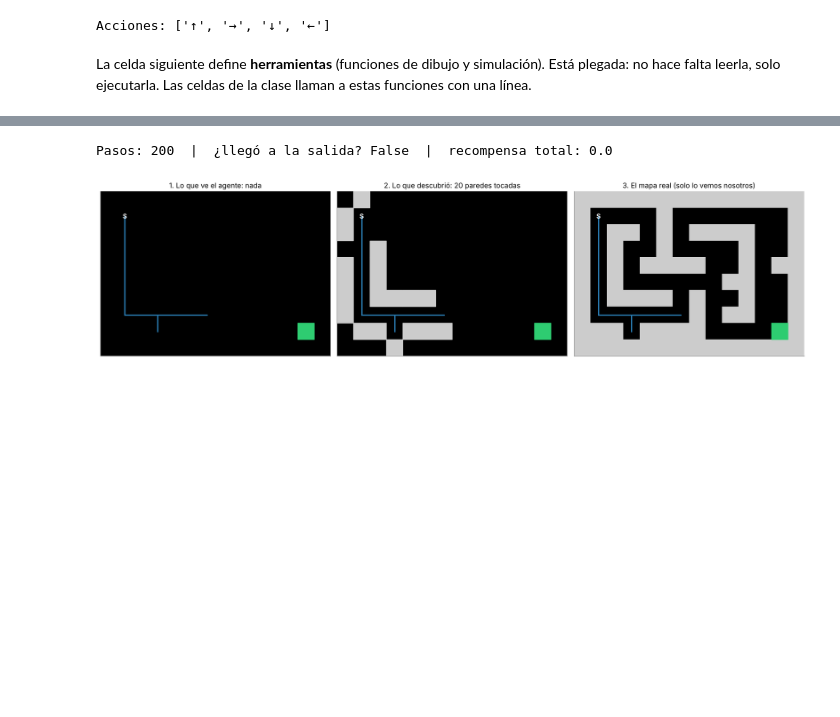
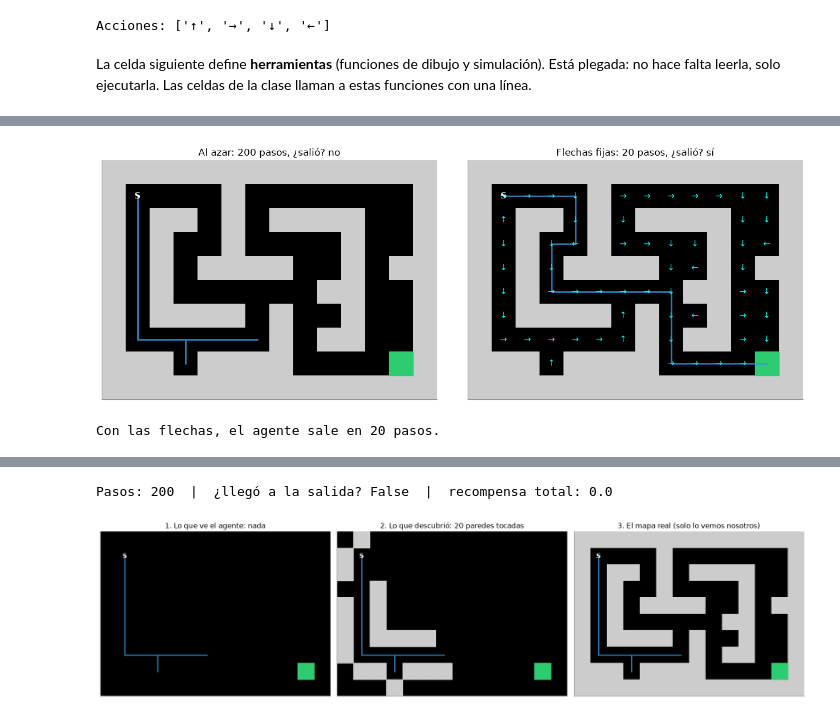
Before and after one commit to dimacio/pedagogia-de-las-maquinas, a Jupyter notebook: notebooks/02-que-es-rl.ipynb, the cells around one changed output, grey strips where cells are left out. Drawn from its saved outputs; the diff is of its cells as text; code cells hidden in the pictures; blank space fills up the shorter version.

```diff
--- a/notebooks/02-que-es-rl.ipynb
+++ b/notebooks/02-que-es-rl.ipynb
@@ -403,0 +518,6 @@ El agente más tonto posible: elige **al azar** entre ↑ → ↓ ←. Vamos a m
+# %%
+pasos_flechas = dos_politicas(politica_flechas, limite=200, seed=SEMILLA)
+print(f"Con las flechas, el agente sale en {pasos_flechas} pasos.")
+# %% [output]
+[figure, added]
+Con las flechas, el agente sale en 20 pasos.
```
Also changed, not shown: parts of 44 cells of this notebook, 2 other files.
